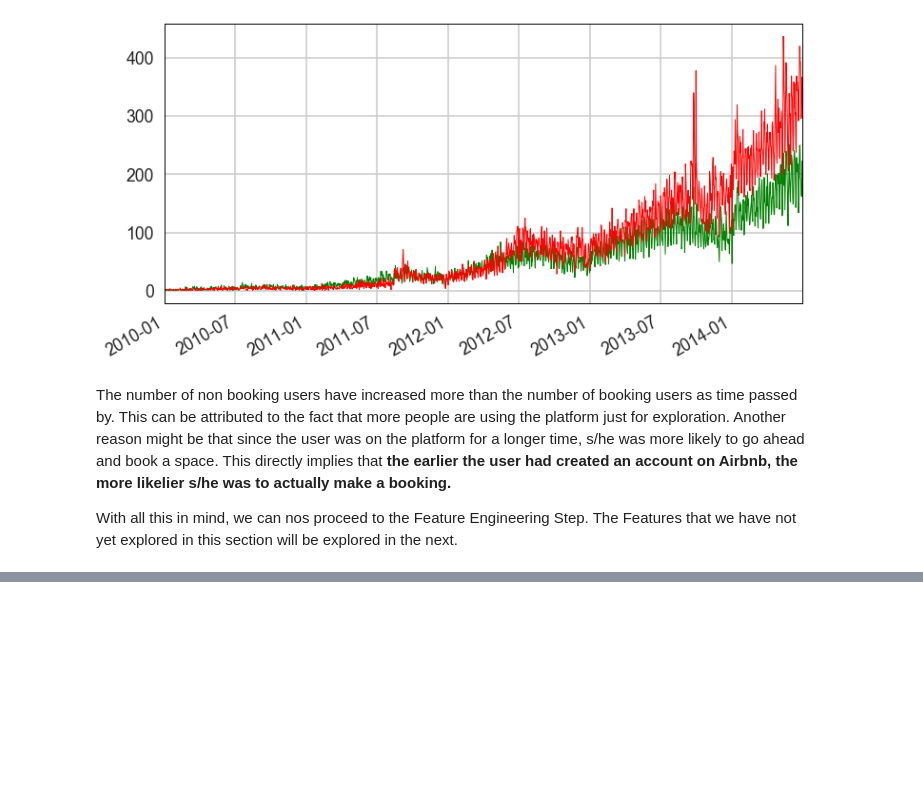
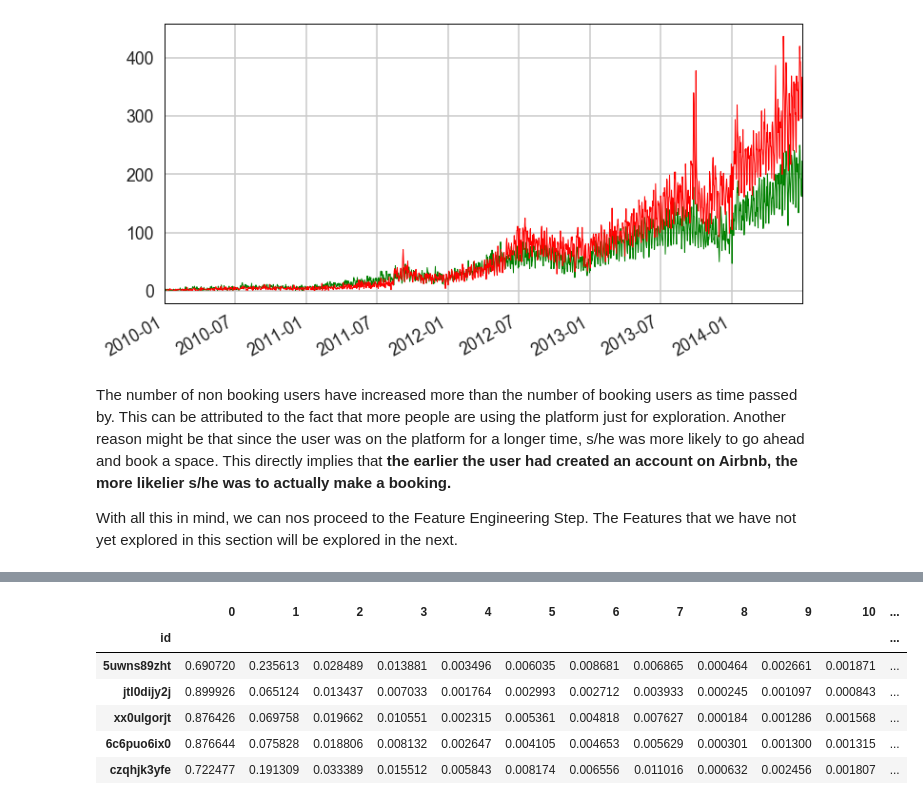
Before and after one commit to rounakbanik/airbnb, a Jupyter notebook: airbnb.ipynb, the cells around one changed output, grey strips where cells are left out. Saved outputs shown, nothing was run; the diff lists cells and outputs as text; code cells hidden in the pictures; blank space fills up the shorter version.

```diff
--- a/airbnb.ipynb
+++ b/airbnb.ipynb
@@ -822,0 +1008,4 @@ With all this in mind, we can nos proceed to the Feature Engineering Step. The F
+# %%
+classifier = GradientBoostingClassifier(verbose=True)
+classifier.fit(train_X, train_y)
+classifier.score(test_X, test_y)
@@ -822,0 +1036,5 @@ With all this in mind, we can nos proceed to the Feature Engineering Step. The F
+# %%
+df_test = pd.read_csv('data/test_users.csv')
+df_test['gender'] = df_test['gender'].replace('-unknown-', 'Unknown')
+df_test['age_group'] = df_test['age'].apply(set_age_group)
+df_test.head()
@@ -822,0 +1048,3 @@ With all this in mind, we can nos proceed to the Feature Engineering Step. The F
+# %%
+df_test = feature_engineering(df_test)
+df_test = df_test.drop('is_weibo', axis=1)
@@ -822,0 +1079,13 @@ With all this in mind, we can nos proceed to the Feature Engineering Step. The F
+# %%
+pred_prob = classifier.predict_proba(df_test)
+# %%
+pred_prob = pd.DataFrame(pred_prob, index=df_test.index)
+pred_prob.head()
+# %% [output]
+|  | 0 | 1 | 2 | 3 | 4 | 5 | 6 | 7 | 8 | 9 | 10 | ... |
+| id |  |  |  |  |  |  |  |  |  |  |  | ... |
+| 5uwns89zht | 0.690720 | 0.235613 | 0.028489 | 0.013881 | 0.003496 | 0.006035 | 0.008681 | 0.006865 | 0.000464 | 0.002661 | 0.001871 | ... |
+| jtl0dijy2j | 0.899926 | 0.065124 | 0.013437 | 0.007033 | 0.001764 | 0.002993 | 0.002712 | 0.003933 | 0.000245 | 0.001097 | 0.000843 | ... |
+| xx0ulgorjt | 0.876426 | 0.069758 | 0.019662 | 0.010551 | 0.002315 | 0.005361 | 0.004818 | 0.007627 | 0.000184 | 0.001286 | 0.001568 | ... |
+| 6c6puo6ix0 | 0.876644 | 0.075828 | 0.018806 | 0.008132 | 0.002647 | 0.004105 | 0.004653 | 0.005629 | 0.000301 | 0.001300 | 0.001315 | ... |
+| czqhjk3yfe | 0.722477 | 0.191309 | 0.033389 | 0.015512 | 0.005843 | 0.008174 | 0.006556 | 0.011016 | 0.000632 | 0.002456 | 0.001807 | ... |
```
Also changed, not shown: parts of 91 cells of this notebook, 1 other file.
